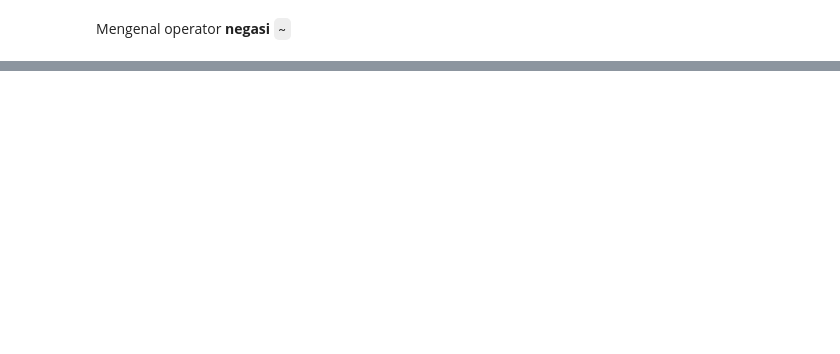
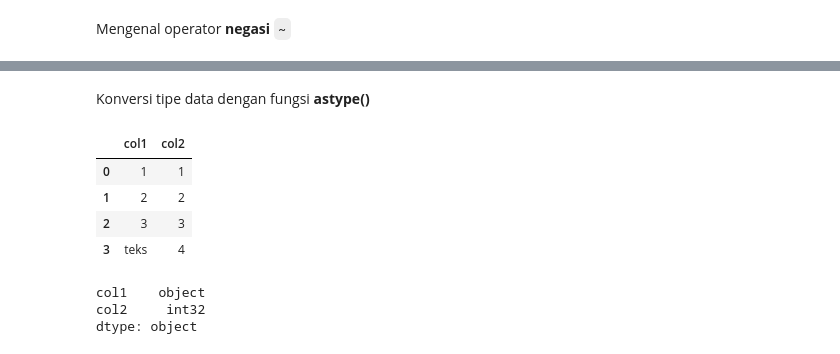
Before and after one commit to ykbintang/Data-Analysis, a Jupyter notebook: Python_Pandas_Tips_n_Tricks.ipynb, the cells around one changed output, grey strips where cells are left out. Drawn from its saved outputs; the diff is of its cells as text; code cells hidden in the pictures; blank space fills up the shorter version.

```diff
--- a/Python_Pandas_Tips_n_Tricks.ipynb
+++ b/Python_Pandas_Tips_n_Tricks.ipynb
@@ -124,0 +153,17 @@ df[~df['A'].isin([1, 3])]
+# %% [markdown]
+Konversi tipe data dengan fungsi **astype()**
+# %%
+df_x = df.astype({'col2':'int'})
+df_x
+# %% [output]
+|  | col1 | col2 |
+| 0 | 1 | 1 |
+| 1 | 2 | 2 |
+| 2 | 3 | 3 |
+| 3 | teks | 4 |
+# %%
+df_x.dtypes
+# %% [output]
+col1    object
+col2     int32
+dtype: object
```
Also changed, not shown: parts of 15 cells of this notebook.
